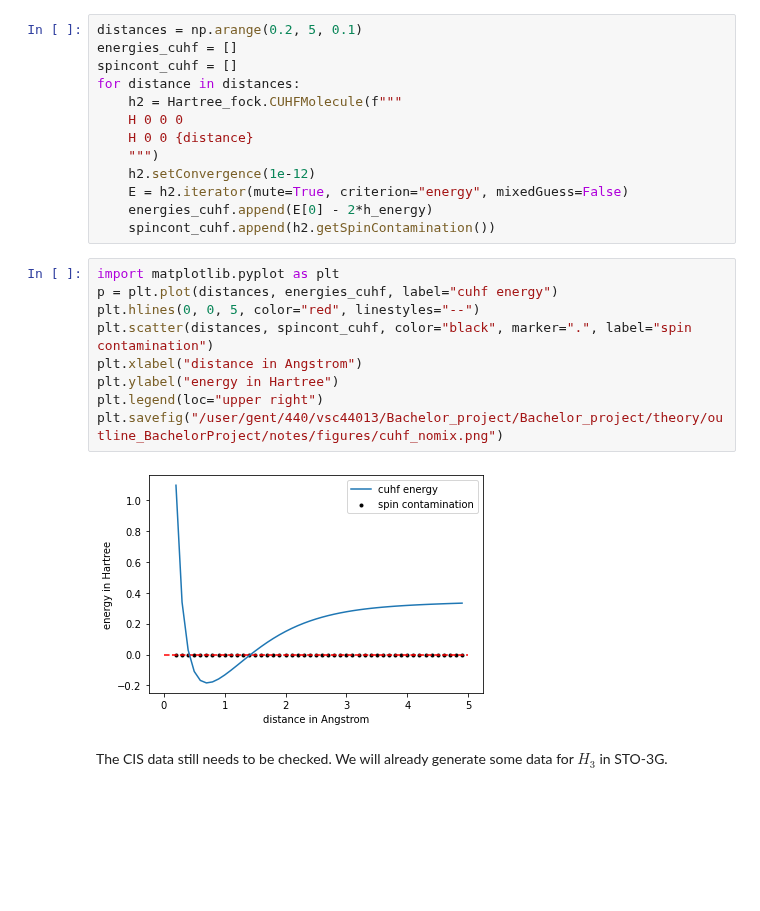
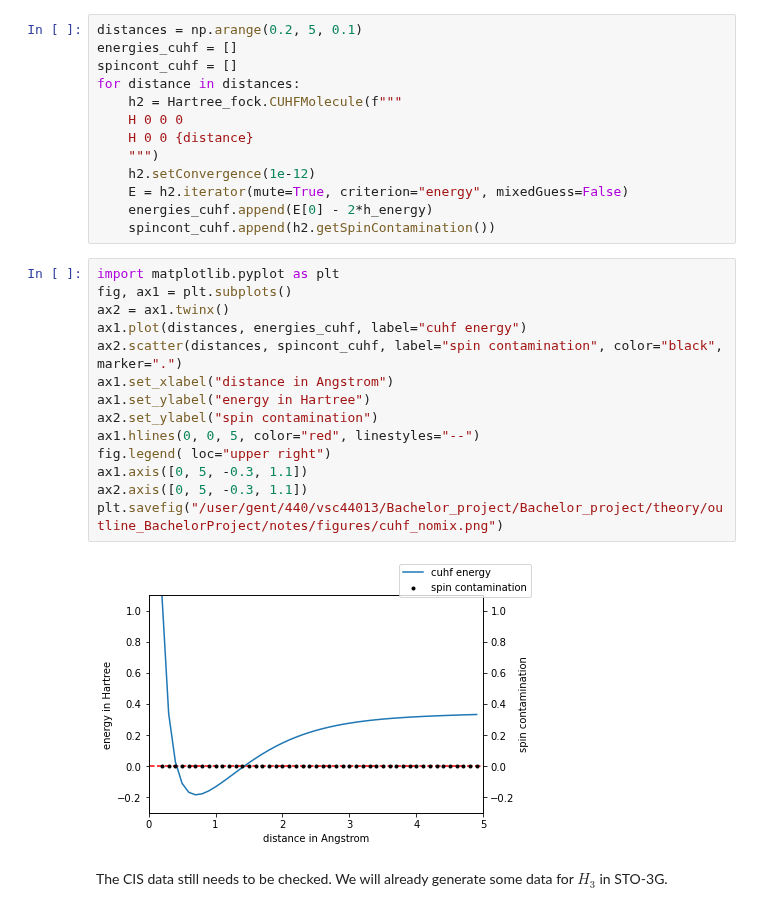
Before and after one commit to ruvdrsti/Bachelor_project, a Jupyter notebook: theory/outline_BachelorProject/code/storydata.ipynb, the cells around one changed output. Drawn from its saved outputs; the diff is of its cells as text; blank space fills up the shorter version.

```diff
--- a/theory/outline_BachelorProject/code/storydata.ipynb
+++ b/theory/outline_BachelorProject/code/storydata.ipynb
@@ -116,15 +132,20 @@ for distance in distances:
     spincont_cuhf.append(h2.getSpinContamination())
 # %%
 import matplotlib.pyplot as plt
-p = plt.plot(distances, energies_cuhf, label="cuhf energy")
-plt.hlines(0, 0, 5, color="red", linestyles="--")
-plt.scatter(distances, spincont_cuhf, color="black", marker=".", label="spin contamination")
-plt.xlabel("distance in Angstrom")
-plt.ylabel("energy in Hartree")
-plt.legend(loc="upper right")
+fig, ax1 = plt.subplots()
+ax2 = ax1.twinx()
+ax1.plot(distances, energies_cuhf, label="cuhf energy")
+ax2.scatter(distances, spincont_cuhf, label="spin contamination", color="black", marker=".")
+ax1.set_xlabel("distance in Angstrom")
+ax1.set_ylabel("energy in Hartree")
+ax2.set_ylabel("spin contamination")
+ax1.hlines(0, 0, 5, color="red", linestyles="--")
+fig.legend( loc="upper right")
+ax1.axis([0, 5, -0.3, 1.1])
+ax2.axis([0, 5, -0.3, 1.1])
 plt.savefig("/user/gent/440/vsc44013/Bachelor_project/Bachelor_project/theory/outline_BachelorProject/notes/figures/cuhf_nomix.png")
 # %% [output]
-[figure, old version]
+[figure, new version]
 # %% [markdown]
 The CIS data still needs to be checked. We will already generate some data for $H_3$ in STO-3G.
 # %%
```
Also changed, not shown: parts of 3 cells of this notebook, 4 other files.
